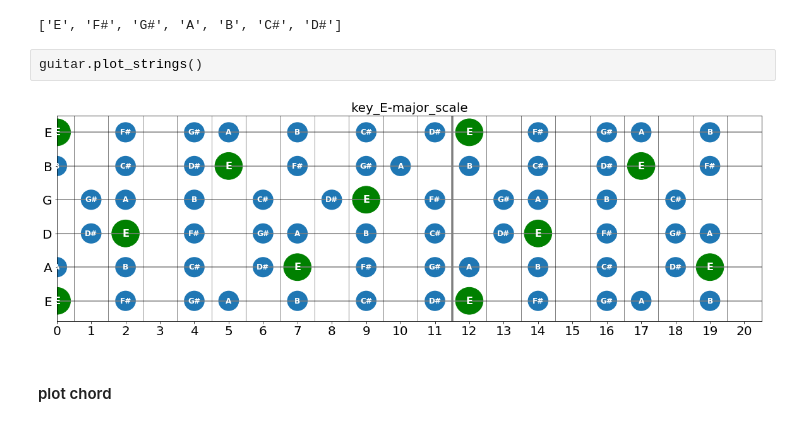
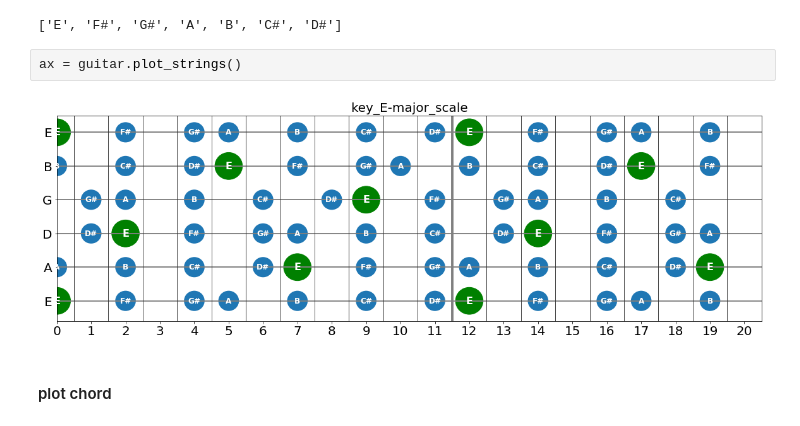
Before and after one commit to iwasakishuto/PyGuitar, a Jupyter notebook: examples.ipynb, the cells around one changed output. Saved outputs shown, nothing was run; the diff lists cells and outputs as text.

```diff
--- a/examples.ipynb
+++ b/examples.ipynb
@@ -30,10 +30,10 @@ guitar = Guitar(key="E", scale="major")
 print(guitar.notes)
 # %% [output]
 ['E', 'F#', 'G#', 'A', 'B', 'C#', 'D#']
-# %%
-guitar.plot_strings()
-# %% [output]
-[figure, removed]
+# %%
+ax = guitar.plot_strings()
+# %% [output]
+[figure, added]
 # %% [markdown]
 #### plot chord
 # %%
```
Also changed, not shown: parts of 18 cells of this notebook.
